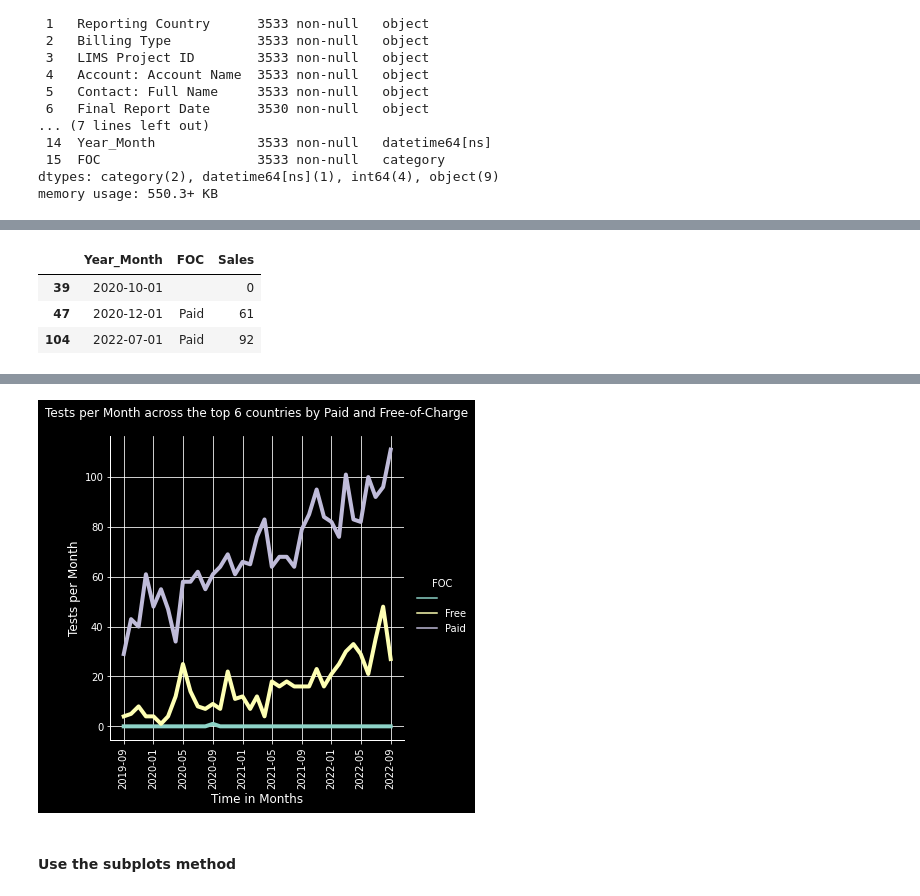
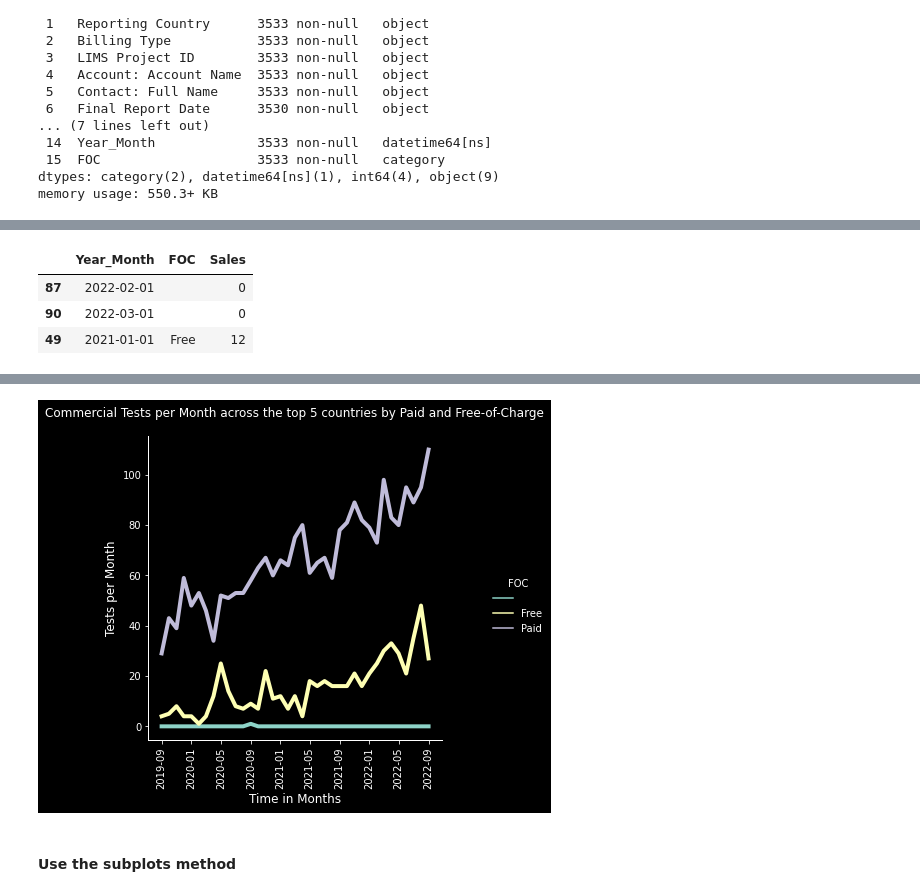
Before and after one commit to SilverSurferClash/Sales_analysis, a Jupyter notebook: Import_clean_SFDC_script.ipynb, the cells around one changed output, grey strips where cells are left out. Drawn from its saved outputs; the diff is of its cells as text; code cells hidden in the pictures.

```diff
--- a/Import_clean_SFDC_script.ipynb
+++ b/Import_clean_SFDC_script.ipynb
@@ -581,7 +604,7 @@ start_date_com = "2020"
 end_date_com = "2022-09"
 #Select the # of countries to be analyses based on the maxiumum number of samplesin
 #the time horizon
-num_countries = 6
+num_countries_comm = 5
 #Create the dataframe relevant for the time periode which should be analysed
 df_merged_time_horizon = df_merged.loc[start_date:end_date].copy()
 print(f"The total number of samples in this dataframe is {df_merged_time_horizon.shape[0]}")
@@ -618,7 +641,7 @@ dtypes: category(2), datetime64[ns](1), int64(4), object(9)
 memory usage: 550.3+ KB
 # %%
 #Create a dataframe with just the topx countries by number of tests sold
-top_comm_x = df_merged.groupby('Reporting Country').sum().sort_values("Sales",ascending = False).head(num_countries)
+top_comm_x = df_merged.groupby('Reporting Country').sum().sort_values("Sales",ascending = False).head(num_countries_comm)
 top_comm_x_list = top_comm_x.index.tolist()
 top_comm_x_sales =df_merged[df_merged['Reporting Country'].isin(top_comm_x_list)]
 print(f"The top 5 countries have {top_comm_x_sales.shape[0]} samples which represents {top_comm_x_sales.shape[0]/df_merged.shape[0]:.2%}")
@@ -696,27 +720,27 @@ all_countries_comm = commercial_sales_FOC_analysis_df.groupby(['Year_Month', "FO
 all_countries_comm.sample(3)
 # %% [output]
 |  | Year_Month | FOC | Sales |
-| 39 | 2020-10-01 |  | 0 |
-| 47 | 2020-12-01 | Paid | 61 |
-| 104 | 2022-07-01 | Paid | 92 |
+| 87 | 2022-02-01 |  | 0 |
+| 90 | 2022-03-01 |  | 0 |
+| 49 | 2021-01-01 | Free | 12 |
 # %%
 #Plot the sales for each category over time
 g = sns.relplot(data = all_countries_comm , x = "Year_Month", y = "Sales", kind = "line", hue = "FOC",  color = "#7851a9", linewidth=4 , ci = None)
 g.set_xticklabels(rotation = "90")
 
 g.set_ylabels("Tests per Month")
 g.set_xlabels("Time in Months")
 g.set_titles(col_template = '{col_name}')
-g.fig.suptitle('Tests per Month across the top 6 countries by Paid and Free-of-Charge', y=1.05)
-
+g.fig.suptitle(f"Commercial Tests per Month across the top {num_countries_comm} countries by Paid and Free-of-Charge", y=1.05)
+plt.grid()
 plt.savefig('comm_all.pdf', dpi = 300, bbox_inches ="tight",
             pad_inches = 1)
 files.download("comm_all.pdf")
 plt.show()
 # %% [output]
 [interactive output not drawn]
 [interactive output not drawn]
-[figure, old version]
+[figure, new version]
 # %% [markdown]
 #### Use the subplots method
 # %%
```
Also changed, not shown: parts of 13 cells of this notebook.
